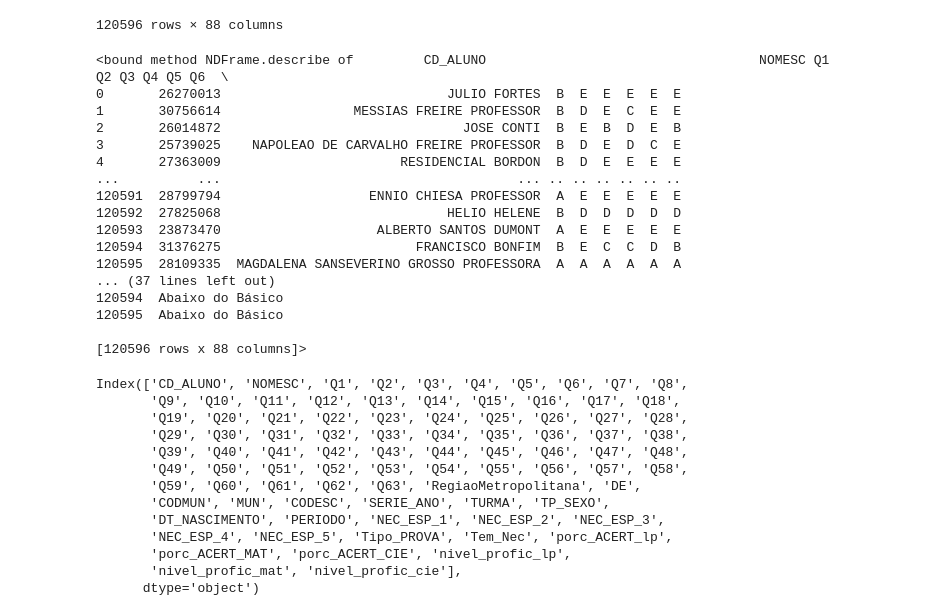
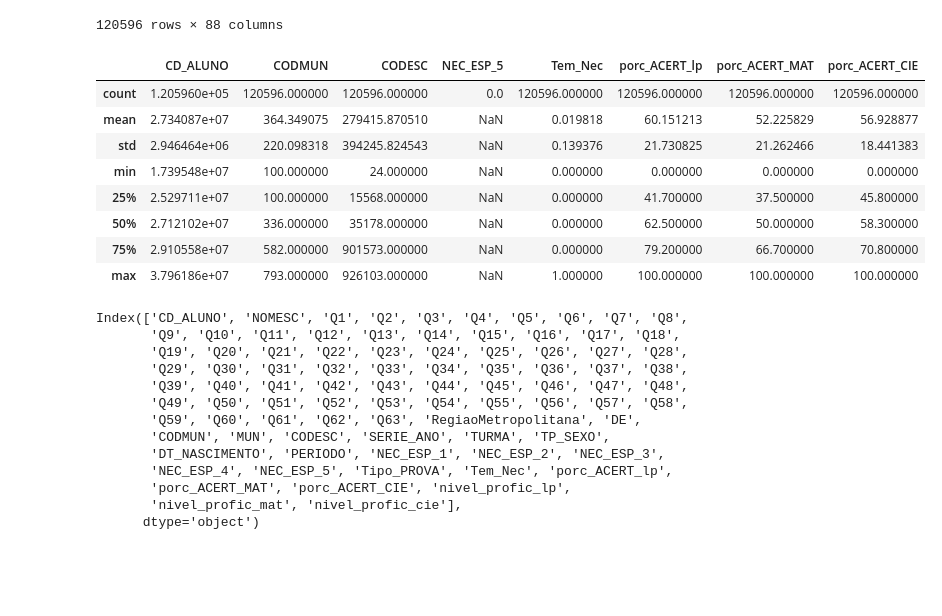
Before and after one commit to arthurcbaia/mc886, a Jupyter notebook: Copy_of_2022s2_mc886mo444_assignment_02.ipynb, the cells around one changed output. Drawn from its saved outputs; the diff is of its cells as text; code cells hidden in the pictures; blank space fills up the shorter version.

```diff
--- a/Copy_of_2022s2_mc886mo444_assignment_02.ipynb
+++ b/Copy_of_2022s2_mc886mo444_assignment_02.ipynb
@@ -113,25 +113,17 @@ df
 | 120595 | 28109335 | MAGDALENA SANSEVERINO GROSSO PROF... | A | A | A | A | A | A | A | A | ... | ... |
 120596 rows × 88 columns
 # %%
-df.describe
+df.describe()
 # %% [output]
-<bound method NDFrame.describe of         CD_ALUNO                                   NOMESC Q1 Q2 Q3 Q4 Q5 Q6  \
-0       26270013                             JULIO FORTES  B  E  E  E  E  E
-1       30756614                 MESSIAS FREIRE PROFESSOR  B  D  E  C  E  E
-2       26014872                               JOSE CONTI  B  E  B  D  E  B
-3       25739025    NAPOLEAO DE CARVALHO FREIRE PROFESSOR  B  D  E  D  C  E
-4       27363009                       RESIDENCIAL BORDON  B  D  E  E  E  E
-...          ...                                      ... .. .. .. .. .. ..
-120591  28799794                   ENNIO CHIESA PROFESSOR  A  E  E  E  E  E
-120592  27825068                             HELIO HELENE  B  D  D  D  D  D
-120593  23873470                    ALBERTO SANTOS DUMONT  A  E  E  E  E  E
-120594  31376275                         FRANCISCO BONFIM  B  E  C  C  D  B
-120595  28109335  MAGDALENA SANSEVERINO GROSSO PROFESSORA  A  A  A  A  A  A
-... (37 lines left out)
-120594  Abaixo do Básico
-120595  Abaixo do Básico
-
-[120596 rows x 88 columns]>
+|  | CD_ALUNO | CODMUN | CODESC | NEC_ESP_5 | Tem_Nec | porc_ACERT_lp | porc_ACERT_MAT | porc_ACERT_CIE |
+| count | 1.205960e+05 | 120596.000000 | 120596.000000 | 0.0 | 120596.000000 | 120596.000000 | 120596.000000 | 120596.000000 |
+| mean | 2.734087e+07 | 364.349075 | 279415.870510 | NaN | 0.019818 | 60.151213 | 52.225829 | 56.928877 |
+| std | 2.946464e+06 | 220.098318 | 394245.824543 | NaN | 0.139376 | 21.730825 | 21.262466 | 18.441383 |
+| min | 1.739548e+07 | 100.000000 | 24.000000 | NaN | 0.000000 | 0.000000 | 0.000000 | 0.000000 |
+| 25% | 2.529711e+07 | 100.000000 | 15568.000000 | NaN | 0.000000 | 41.700000 | 37.500000 | 45.800000 |
+| 50% | 2.712102e+07 | 336.000000 | 35178.000000 | NaN | 0.000000 | 62.500000 | 50.000000 | 58.300000 |
+| 75% | 2.910558e+07 | 582.000000 | 901573.000000 | NaN | 0.000000 | 79.200000 | 66.700000 | 70.800000 |
+| max | 3.796186e+07 | 793.000000 | 926103.000000 | NaN | 1.000000 | 100.000000 | 100.000000 | 100.000000 |
 # %%
 df.columns
 # %% [output]
```
Also changed, not shown: parts of 38 cells of this notebook.
